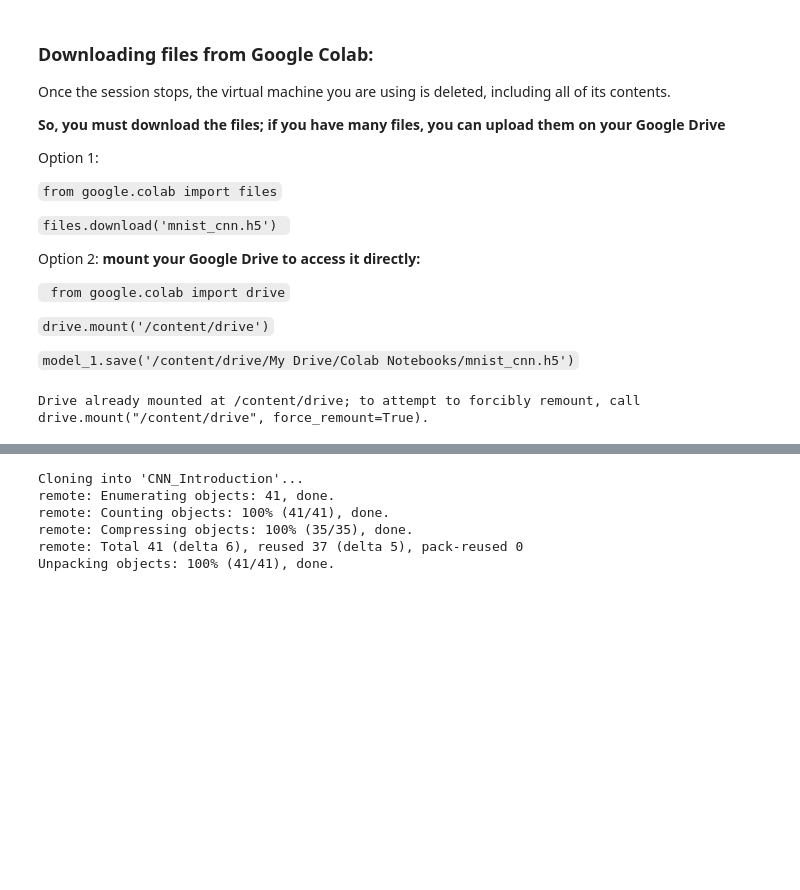
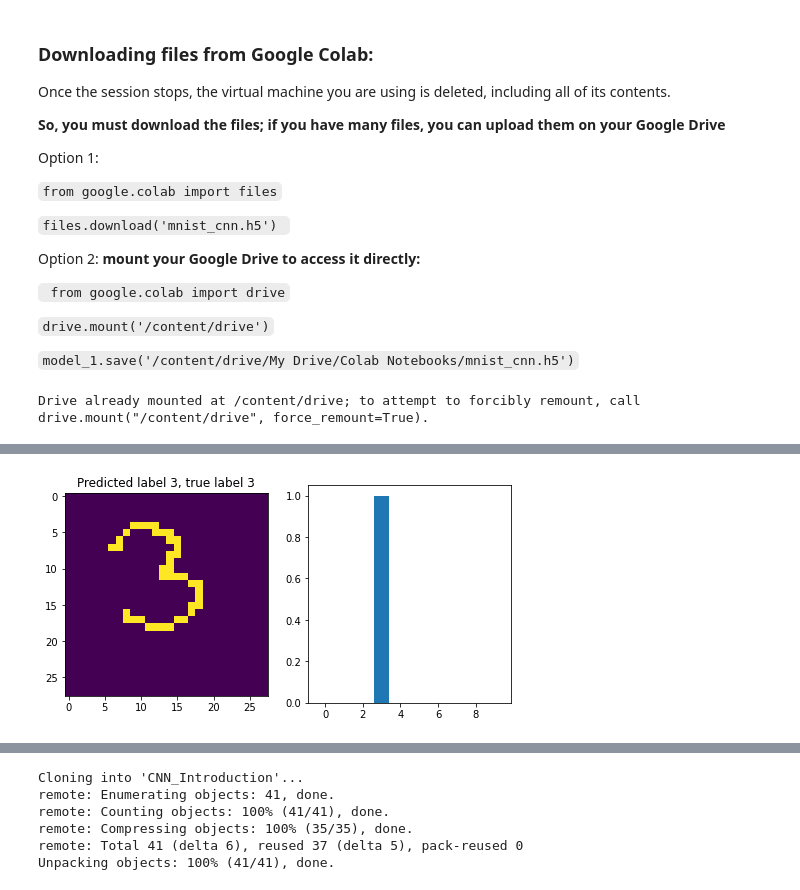
Before and after one commit to VKapitany/CNN_Introduction, a Jupyter notebook: CNN_introduction_solutions.ipynb, the cells around one changed output, grey strips where cells are left out. Drawn from its saved outputs; the diff is of its cells as text; code cells hidden in the pictures; blank space fills up the shorter version.

```diff
--- a/CNN_introduction_solutions.ipynb
+++ b/CNN_introduction_solutions.ipynb
@@ -336,0 +374,15 @@ Drive already mounted at /content/drive; to attempt to forcibly remount, call dr
+# %%
+#Predict
+true_label = 3 #what number you drew
+
+image = image.reshape((1,28,28,1))
+predictions=model_1.predict(image)
+plt.figure(1, figsize=(8,4))
+plt.subplot(121)
+plt.imshow(image[0,:,:,0])
+plt.title('Predicted label {}, true label {}'.format(np.argmax(predictions[0]),true_label))
+plt.subplot(122)
+plt.bar(range(10),predictions[0])
+plt.show()
+# %% [output]
+[figure, added]
```
Also changed, not shown: parts of 13 cells of this notebook.
